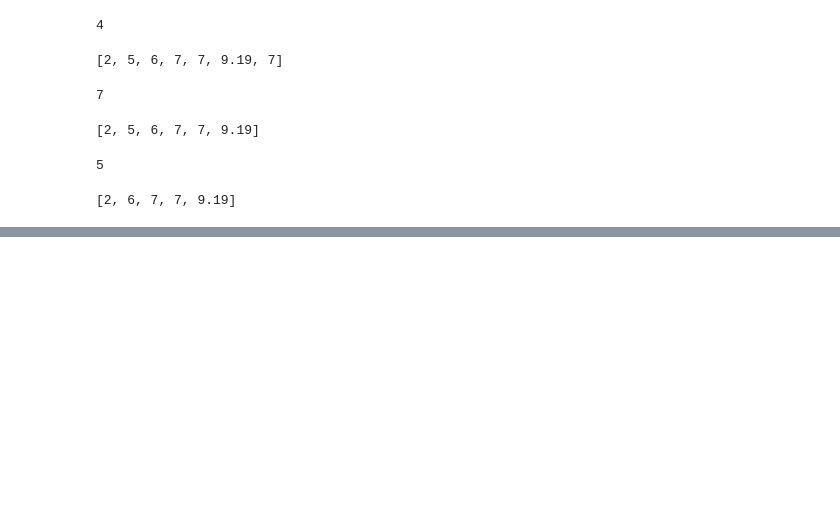
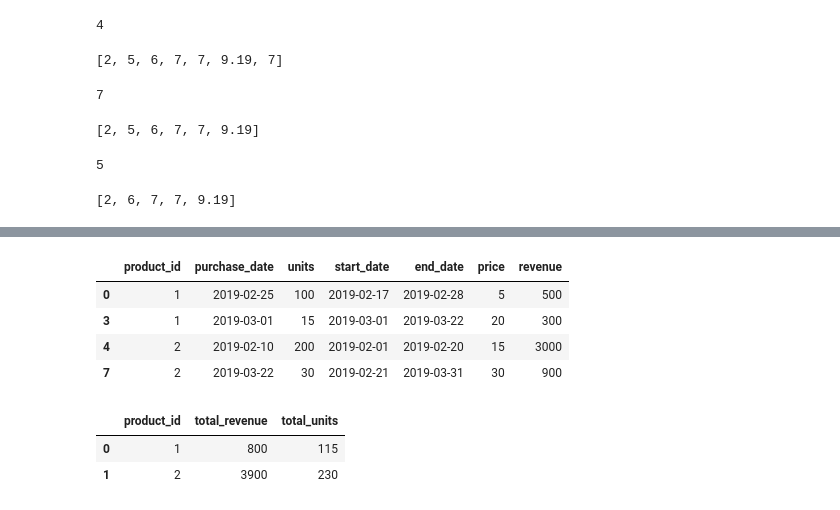
Before and after one commit to Riteshpcs1994/data_science_interview, a Jupyter notebook: coding/pandas_practise.ipynb, the cells around one changed output, grey strips where cells are left out. Cells and saved outputs as stored; diff of their text form; code cells hidden in the pictures; blank space fills up the shorter version.

```diff
--- a/coding/pandas_practise.ipynb
+++ b/coding/pandas_practise.ipynb
@@ -296,0 +341,8 @@ list1
+# %%
+merged
+# %% [output]
+|  | product_id | purchase_date | units | start_date | end_date | price | revenue |
+| 0 | 1 | 2019-02-25 | 100 | 2019-02-17 | 2019-02-28 | 5 | 500 |
+| 3 | 1 | 2019-03-01 | 15 | 2019-03-01 | 2019-03-22 | 20 | 300 |
+| 4 | 2 | 2019-02-10 | 200 | 2019-02-01 | 2019-02-20 | 15 | 3000 |
+| 7 | 2 | 2019-03-22 | 30 | 2019-02-21 | 2019-03-31 | 30 | 900 |
@@ -296,0 +357,6 @@ list1
+# %%
+result
+# %% [output]
+|  | product_id | total_revenue | total_units |
+| 0 | 1 | 800 | 115 |
+| 1 | 2 | 3900 | 230 |
```
Also changed, not shown: parts of 5 cells of this notebook, 4 other files.
